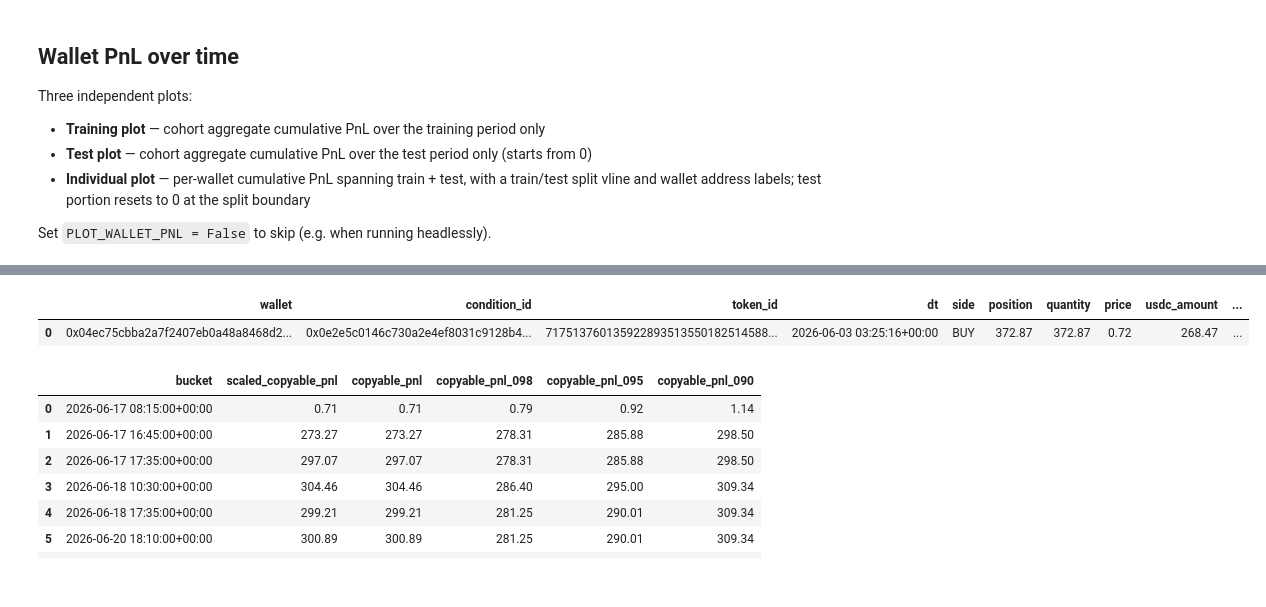
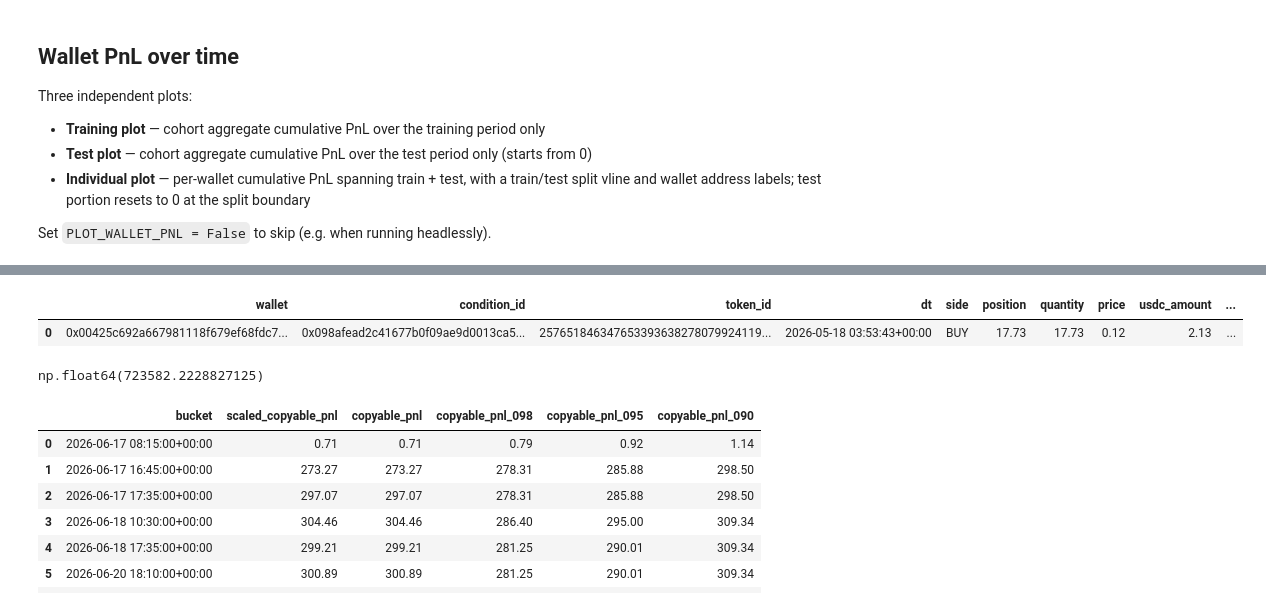
Before and after one commit to vobornij/polymarket, a Jupyter notebook: notebooks/flow/stage1_wallet_strategy_selection.ipynb, the cells around one changed output, grey strips where cells are left out. Saved outputs shown, nothing was run; the diff lists cells and outputs as text; code cells hidden in the pictures.

```diff
--- a/notebooks/flow/stage1_wallet_strategy_selection.ipynb
+++ b/notebooks/flow/stage1_wallet_strategy_selection.ipynb
@@ -928,8 +921,8 @@ TOP_N_INDIVIDUAL = 10   # wallets shown in panel 1 per cohort
 # %%
 df_fills = df_full.copy()
 df_fills['copyable_pnl_exposure'] = np.where(
-    df_fills['copyable_qty'] > 0,
-    df_fills['price'] * df_fills['copyable_qty'],
+    df_fills['copyable_qty_5m_100'] > 0,
+    df_fills['price'] * df_fills['copyable_qty_5m_100'],
     np.nan
 )
 
@@ -953,7 +946,7 @@ filter_fills = df_fills[
     ].copy().reset_index(drop=True)
 
 print(len(filter_fills))
-filter_fills = filter_fills[filter_fills['copyable_qty'] >= 1].copy().reset_index(drop=True)
+# filter_fills = filter_fills[filter_fills['copyable_qty_5m_100'] >= 1].copy().reset_index(drop=True)
 print(len(filter_fills))
 filter_fills.head(2)
 # %% [output]
@@ -969,3 +958,5 @@ np.float64(393463.69089636905)
 # %%
 pd.set_option('display.max_colwidth', 100)
 pd.set_option('display.max_rows', 1000)
+# %%
+filter_fills['copyable_pnl_20m_100_exposure'] = filter_fills['copyable_qty_20m_100'] * filter_fills['price']
@@ -972,33 +967,41 @@ pd.set_option('display.max_rows', 1000)
 # %%
 filter_fills["bucket"] = filter_fills["dt"].dt.floor('5min')
 
 MAX_EXPOSURE = 1000
 
 df = filter_fills.groupby(['bucket', 'condition_id', 'wallet', 'side']).agg(
     copyable_pnl_exposure=('copyable_pnl_exposure', 'sum'),
-    total_copyable_qty=('copyable_qty', 'sum'),
+    copyable_pnl_20m_100_exposure=('copyable_pnl_20m_100_exposure', 'sum'),
+    total_copyable_qty=('copyable_qty_5m_100', 'sum'),
     trade_pnl =('trade_pnl', 'sum'),
     copyable_pnl = ('copyable_pnl', 'sum'),
     trades=('condition_id', 'count'),
-    copyable_qty=('copyable_qty', 'sum'),
+    copyable_qty_5m_100=('copyable_qty_5m_100', 'sum'),
     wallets=('wallet', lambda x: x.nunique()),
 ).reset_index()
 
 df = filter_fills
 
 
-scale = np.minimum(1, MAX_EXPOSURE / df["copyable_pnl_exposure"].replace(0, np.nan))
+scale_5m_100 = np.minimum(1, MAX_EXPOSURE / df["copyable_pnl_exposure"].replace(0, np.nan))
+scale_20m_100 = np.minimum(1, MAX_EXPOSURE / df["copyable_pnl_20m_100_exposure"].replace(0, np.nan))
 
 df = df.assign(
-    scaled_copyable_pnl_exposure = df["copyable_pnl_exposure"] * scale,
-    scaled_copyable_pnl = df["copyable_pnl"] * scale,
-    scaled_copyable_qty = df["copyable_qty"] * scale,
+    scaled_copyable_pnl_exposure = df["copyable_pnl_exposure"] * scale_5m_100,
+    scaled_copyable_pnl = df["copyable_pnl"] * scale_5m_100,
+    scaled_copyable_qty = df["copyable_qty_5m_100"] * scale_5m_100,
+    scaled_copyable_qty_20m_100_exposure = df["copyable_pnl_20m_100_exposure"] * scale_20m_100,
+    scaled_copyable_pnl_20m_100 = df["copyable_pnl_20m_100"] * scale_20m_100,
 )
 
 df.head(1)
 # %% [output]
 |  | wallet | condition_id | token_id | dt | side | position | quantity | price | usdc_amount | ... |
-| 0 | 0x04ec75cbba2a7f2407eb0a48a8468d2... | 0x0e2e5c0146c730a2e4ef8031c9128b4... | 717513760135922893513550182514588... | 2026-06-03 03:25:16+00:00 | BUY | 372.87 | 372.87 | 0.72 | 268.47 | ... |
+| 0 | 0x00425c692a667981118f679ef68fdc7... | 0x098afead2c41677b0f09ae9d0013ca5... | 257651846347653393638278079924119... | 2026-05-18 03:53:43+00:00 | BUY | 17.73 | 17.73 | 0.12 | 2.13 | ... |
+# %%
+df['scaled_copyable_pnl_20m_100'].sum()
+# %% [output]
+np.float64(723582.2228827125)
 # %%
 df_plot = df.groupby('end_date_iso').agg(
     scaled_copyable_pnl=('scaled_copyable_pnl', 'sum'),
```
Also changed, not shown: parts of 22 cells of this notebook, 19 other files.
